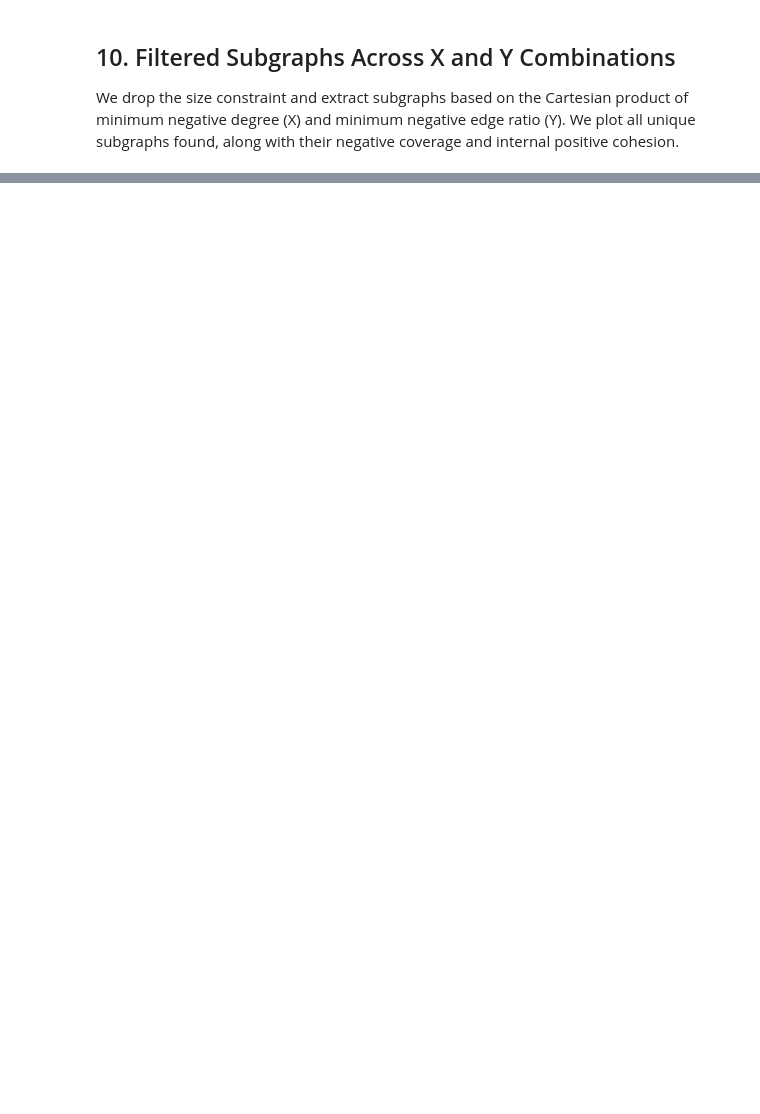
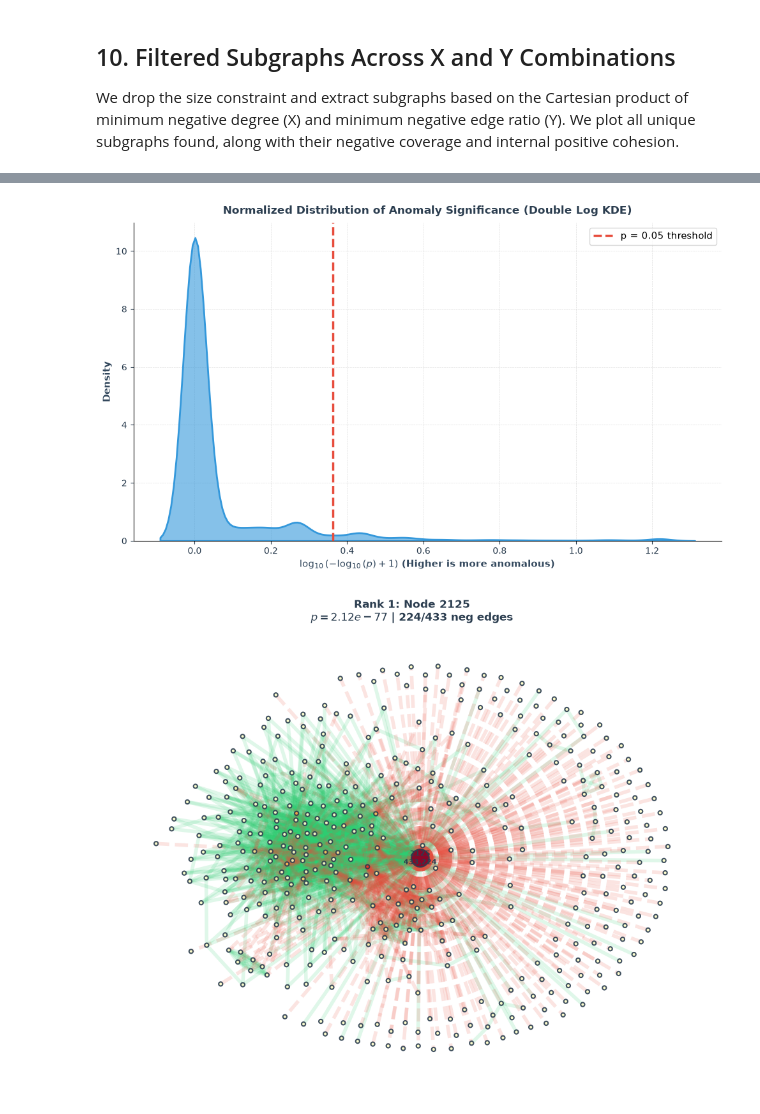
Before and after one commit to gsscala/financial-graph, a Jupyter notebook: ind_graphs.ipynb, the cells around one changed output, grey strips where cells are left out. Drawn from its saved outputs; the diff is of its cells as text; code cells hidden in the pictures; blank space fills up the shorter version.

```diff
--- a/ind_graphs.ipynb
+++ b/ind_graphs.ipynb
@@ -304,0 +298,3 @@ Found 12 unique subgraphs across 522 parameter combinations.
+# %%
+ranked_df = rank_nodes_by_pvalue(BINARYgraph)
+ranked_df
@@ -304,0 +323,9 @@ Found 12 unique subgraphs across 522 parameter combinations.
+# %%
+# 1. Plot the transformed p-value distribution across the entire network
+plot_pvalue_distribution(ranked_df)
+
+# 2. Plot the 1-hop ego graphs for the top 3 most anomalous nodes
+plot_top_anomalies_ego_graphs(BINARYgraph, ranked_df, k=3, radius=1)
+# %% [output]
+[figure, added]
+[figure, added]
```
Also changed, not shown: parts of 8 cells of this notebook, 1 other file.
